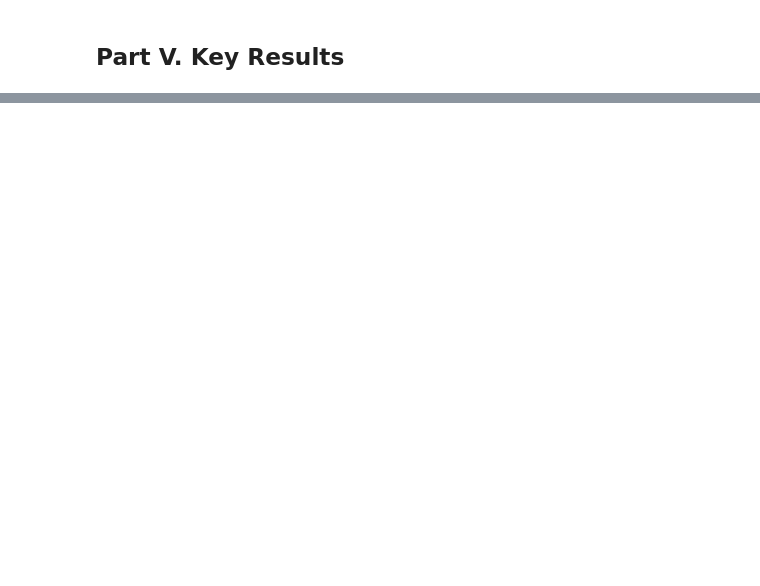
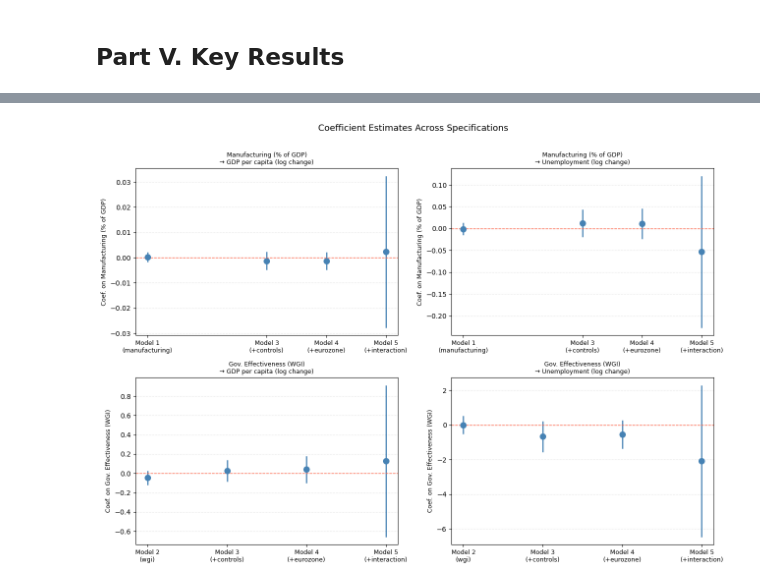
Before and after one commit to Jonas-Nepozitek/Applied-Methods-of-Analysis-II, a Jupyter notebook: final-project/jonas/final_project.ipynb, the cells around one changed output, grey strips where cells are left out. Saved outputs shown, nothing was run; the diff lists cells and outputs as text; code cells hidden in the pictures; blank space fills up the shorter version.

```diff
--- a/final-project/jonas/final_project.ipynb
+++ b/final-project/jonas/final_project.ipynb
@@ -169,0 +352,55 @@ plt.show()
+# %%
+models_gdp   = [gdp_m1, gdp_m2, gdp_m3, gdp_m4, gdp_m5]
+models_unemp = [unemp_m1, unemp_m2, unemp_m3, unemp_m4, unemp_m5]
+labels = ["Model 1\n(manufacturing)", "Model 2\n(wgi)",
+          "Model 3\n(+controls)", "Model 4\n(+eurozone)", "Model 5\n(+interaction)"]
+
+def get_coef(model, var):
+    if var in model.params:
+        return model.params[var], model.conf_int().loc[var]
+    return None, None
+
+fig, axes = plt.subplots(2, 2, figsize=(13, 9))
+fig.suptitle("Coefficient Estimates Across Specifications", fontsize=13, y=1.01)
+
+plot_config = [
+    # (row, col, variable, outcome models, outcome label)
+    (0, 0, "manufacturing", models_gdp,   "GDP per capita (log change)"),
+    (0, 1, "manufacturing", models_unemp, "Unemployment (log change)"),
+    (1, 0, "wgi",           models_gdp,   "GDP per capita (log change)"),
+    (1, 1, "wgi",           models_unemp, "Unemployment (log change)"),
+]
+
+var_labels = {
+    "manufacturing": "Manufacturing (% of GDP)",
+    "wgi":           "Gov. Effectiveness (WGI)"
+}
+
+for row, col, var, models, outcome_title in plot_config:
+    ax = axes[row, col]
+    x_positions = []
+    coefs, lows, highs, tick_labels = [], [], [], []
+
+    for i, (m, lbl) in enumerate(zip(models, labels)):
+        coef, ci = get_coef(m, var)
+        if coef is not None:
+            x_positions.append(i)
+            coefs.append(coef)
+            lows.append(ci[0])
+            highs.append(ci[1])
+            tick_labels.append(lbl)
+
+    ax.scatter(x_positions, coefs, color="steelblue", zorder=3, s=70)
+    ax.vlines(x_positions, lows, highs, color="steelblue", linewidth=1.8)
+    ax.axhline(0, color="tomato", linestyle="--", linewidth=1)
+    ax.set_xticks(x_positions)
+    ax.set_xticklabels(tick_labels, fontsize=9)
+    ax.set_ylabel(f"Coef. on {var_labels[var]}", fontsize=9)
+    ax.set_title(f"{var_labels[var]}\n→ {outcome_title}", fontsize=9)
+    ax.grid(axis="y", linestyle=":", alpha=0.5)
+
+plt.tight_layout()
+plt.savefig("outputs/coefficient_plot.png", dpi=300, bbox_inches="tight")
+plt.show()
+# %% [output]
+[figure, added]
```
Also changed, not shown: parts of 21 cells of this notebook.
